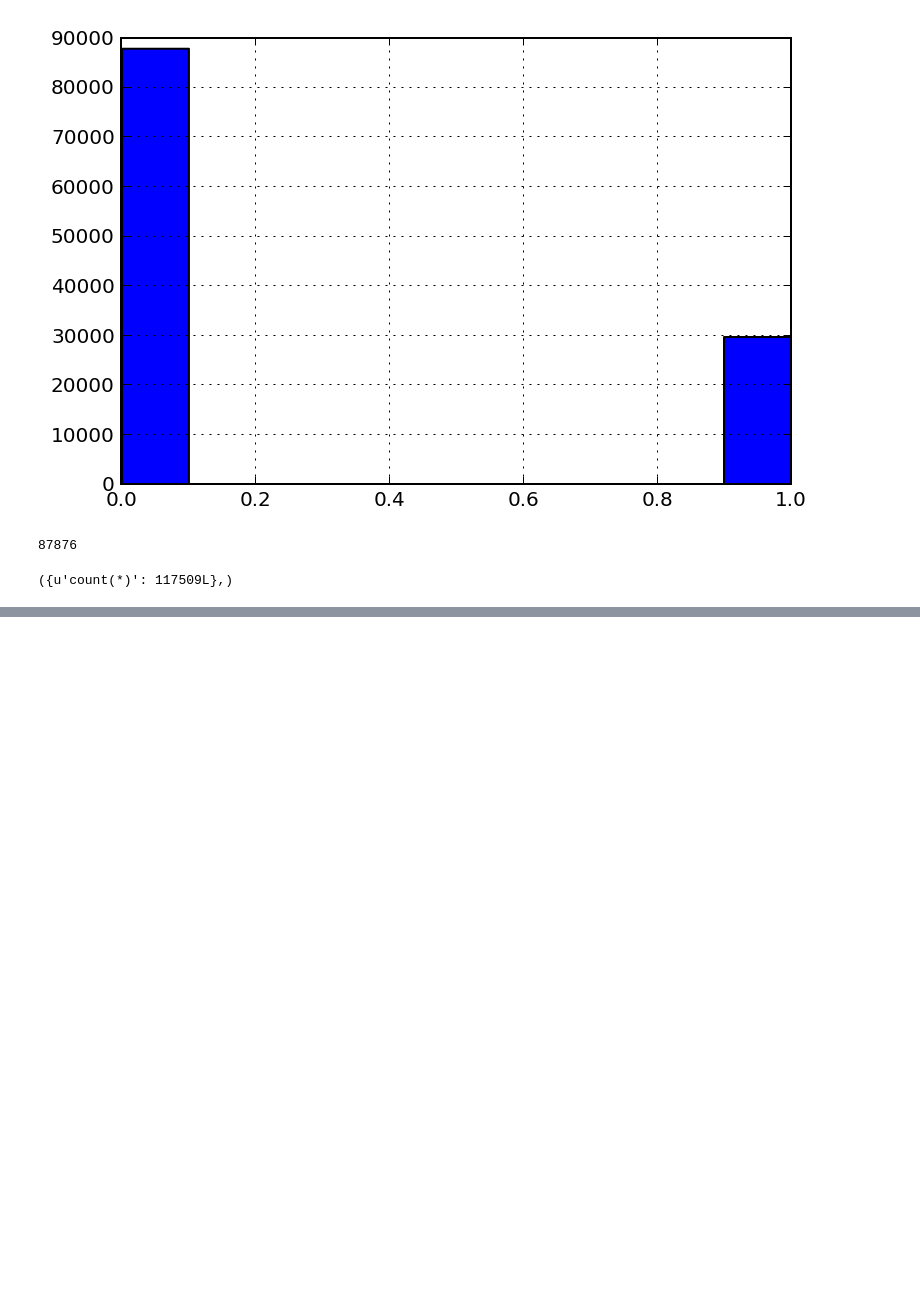
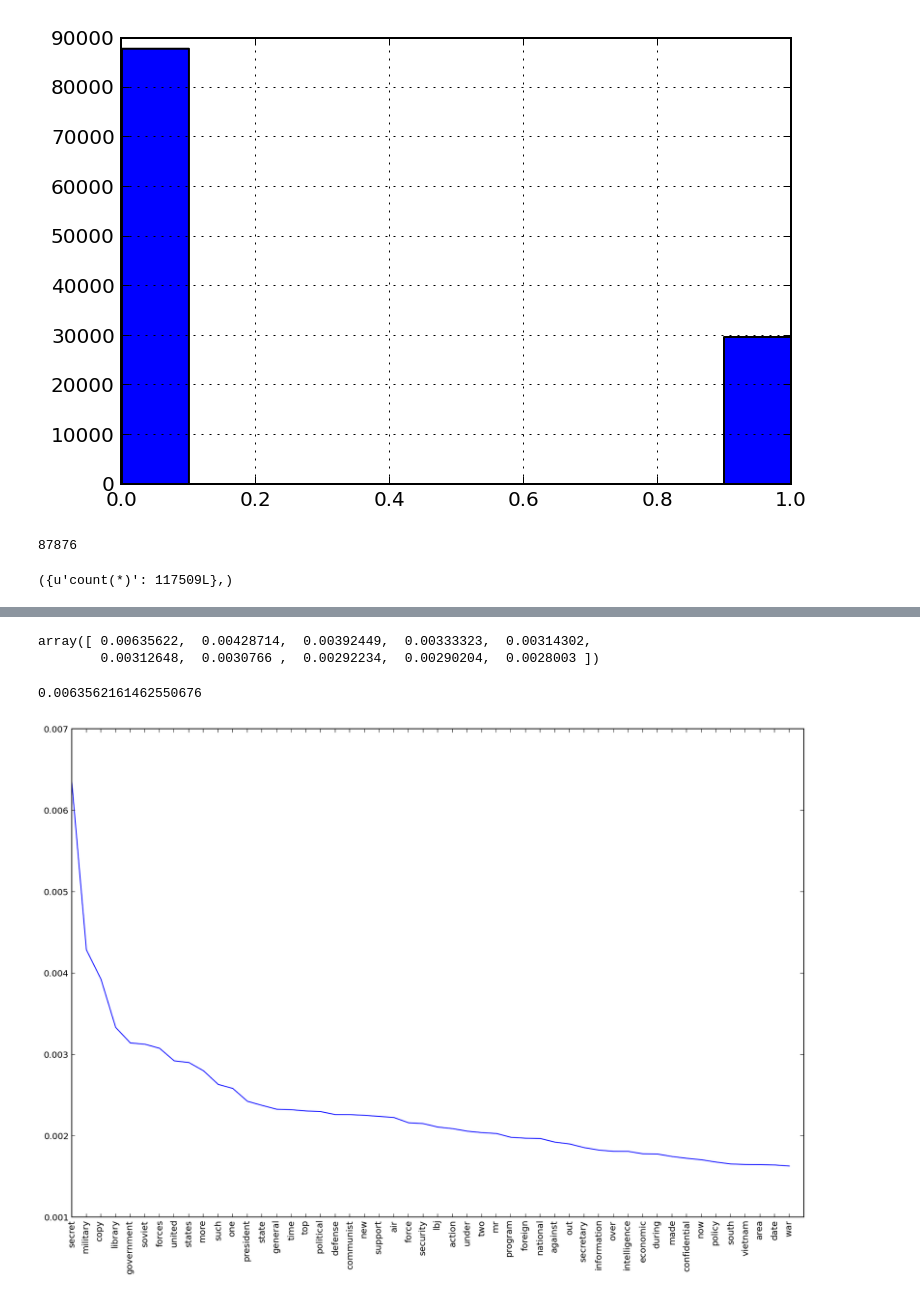
Before and after one commit to samaratrilling/declass, a Jupyter notebook: notebooks/ddrs_eda_daniel.ipynb, the cells around one changed output, grey strips where cells are left out. Cells and saved outputs as stored; diff of their text form; code cells hidden in the pictures; blank space fills up the shorter version.

```diff
--- a/notebooks/ddrs_eda_daniel.ipynb
+++ b/notebooks/ddrs_eda_daniel.ipynb
@@ -144,4 +131,23 @@ unsanitized_paths = [os.path.join(CLEAN, str(docID) + '.clean'+'.txt') for docID
 # %%
 ###Tokenize
-sanit_token_stream = text_processors.TokenStreamer(tokenizer=tokenizer, paths=sanitized_paths, limit=5)
-unsanit_token_stream = text_processors.TokenStreamer(tokenizer=tokenizer, paths=unsanitized_paths, limit=5)
+#Note: if you do not put a limit in the streamers the tokenization step can take a while (5min for the ddrs corpus on my macbook pro)
+
+sanit_token_stream = text_processors.TokenStreamer(tokenizer=tokenizer, paths=sanitized_paths)
+unsanit_token_stream = text_processors.TokenStreamer(tokenizer=tokenizer, paths=unsanitized_paths)
+# %%
+t0 = time()
+sanitized_tokens = []
+for i, tokens in enumerate(sanit_token_stream):
+    sanitized_tokens += tokens
+    if i%10000==0: print 'done with: ', i
+
+print 'done with sanitized'
+unsanitized_tokens = []
+for i, tokens in enumerate(unsanit_token_stream):
+    unsanitized_tokens += tokens
+    if i%10000==0: print 'done with: ', i
+
+print 'sanitized tokens: ', len(sanitized_tokens)
+print 'unsanitized tokens: ', len(unsanitized_tokens)
+t1 = time()
+print 'tokenization time: ', t1-t0, ' seconds'
@@ -147,0 +171,3 @@ unsanit_token_stream = text_processors.TokenStreamer(tokenizer=tokenizer, paths=
+# %%
+sanitized_FD = nltk.FreqDist(sanitized_tokens)
+unsanitized_FD = nltk.FreqDist(unsanitized_tokens)
@@ -147,0 +200,21 @@ unsanit_token_stream = text_processors.TokenStreamer(tokenizer=tokenizer, paths=
+# %%
+np.array(v[:10])/float(sanitized_FD.N())
+# %% [output]
+array([ 0.00635622,  0.00428714,  0.00392449,  0.00333323,  0.00314302,
+        0.00312648,  0.0030766 ,  0.00292234,  0.00290204,  0.0028003 ])
+# %%
+207588/float(sanitized_FD.N())
+# %% [output]
+0.0063562161462550676
+# %%
+def plot_top_freq(nltkFD, top, figsize=(15,10)):
+    plt.figure(figsize=figsize)
+    values = nltkFD.values()[:top]
+    values = np.array(values)/float(nltkFD.N())
+    keys = nltkFD.keys()[:top]
+    plt.plot(values)
+    plt.xticks(range(len(values)), keys, rotation='vertical')
+# %%
+plot_top_freq(sanitized_FD, 50)
+# %% [output]
+[figure, added]
```
Also changed, not shown: parts of 18 cells of this notebook, 1 other file.
